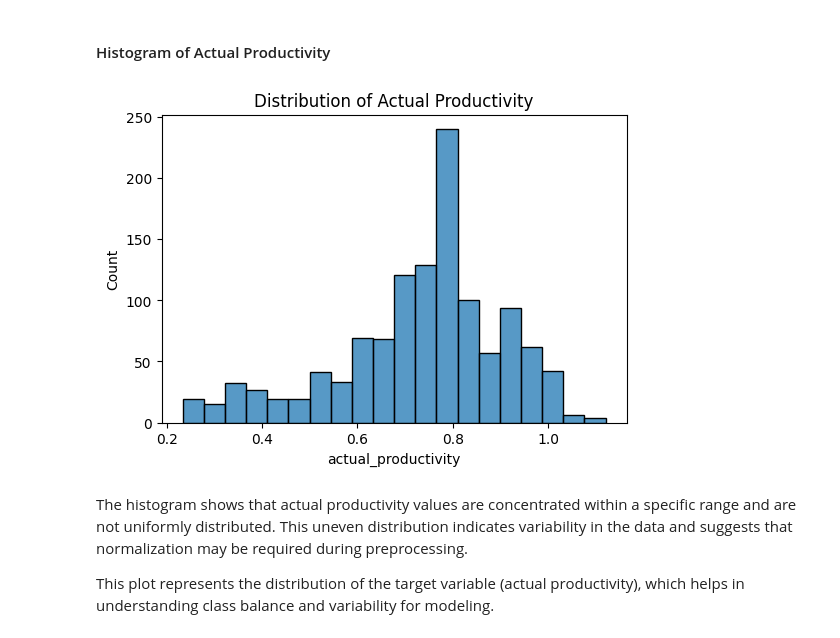
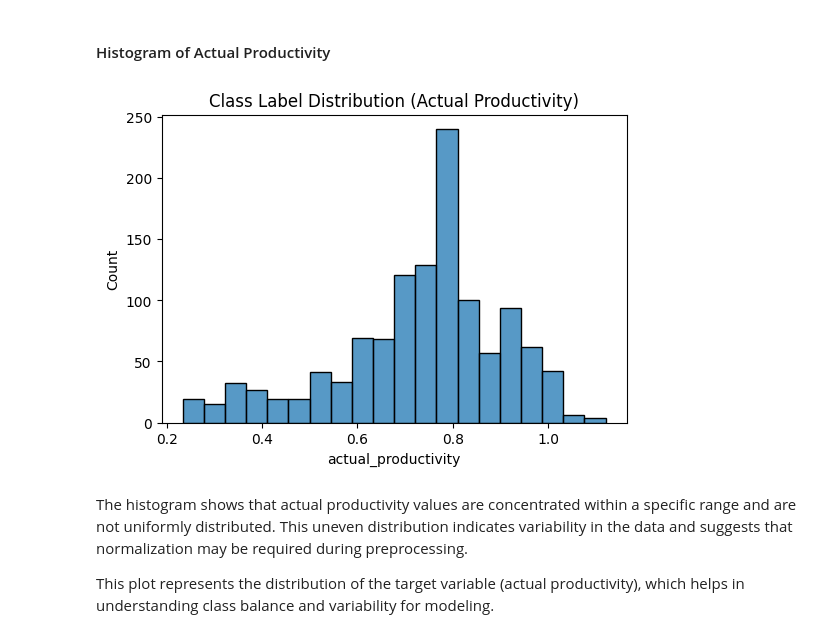
Before and after one commit to hind190/Data-Mining-Project-, a Jupyter notebook: phase2.ipynb, the cells around one changed output. Drawn from its saved outputs; the diff is of its cells as text; code cells hidden in the pictures.

```diff
--- a/phase2.ipynb
+++ b/phase2.ipynb
@@ -40,0 +43,4 @@ The statistical summary provides key information about the numerical attributes,
+# %%
+import pandas as pd
+
+df = pd.read_csv('production_data.csv')
@@ -157,10 +176,10 @@ This section presents different plots to understand the dataset distribution and
 # %%
 plt.figure(figsize=(6,4))
 sns.histplot(df['actual_productivity'], bins=20)
-plt.title("Distribution of Actual Productivity")
+plt.title("Class Label Distribution (Actual Productivity)")
 plt.show()
 # %% [output]
-[figure, old version]
+[figure, new version]
 # %% [markdown]
 The histogram shows that actual productivity values are concentrated within a specific range and are not uniformly distributed. This uneven distribution indicates variability in the data and suggests that normalization may be required during preprocessing.
 
```
Also changed, not shown: parts of 3 cells of this notebook.
